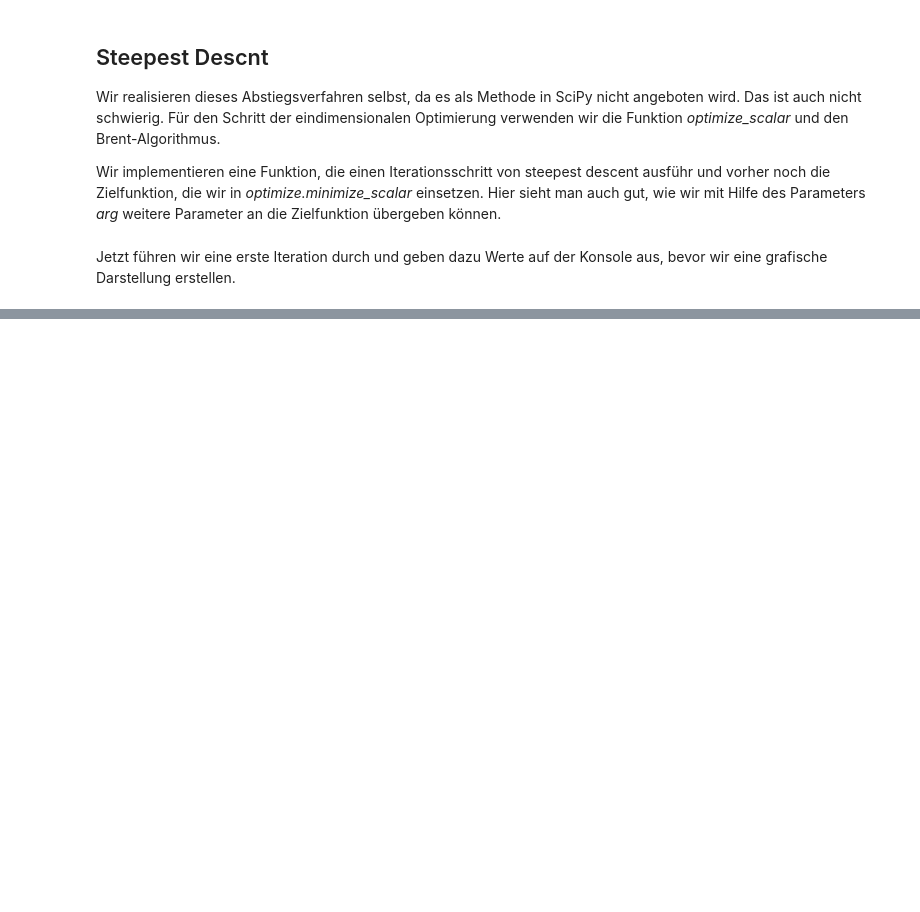
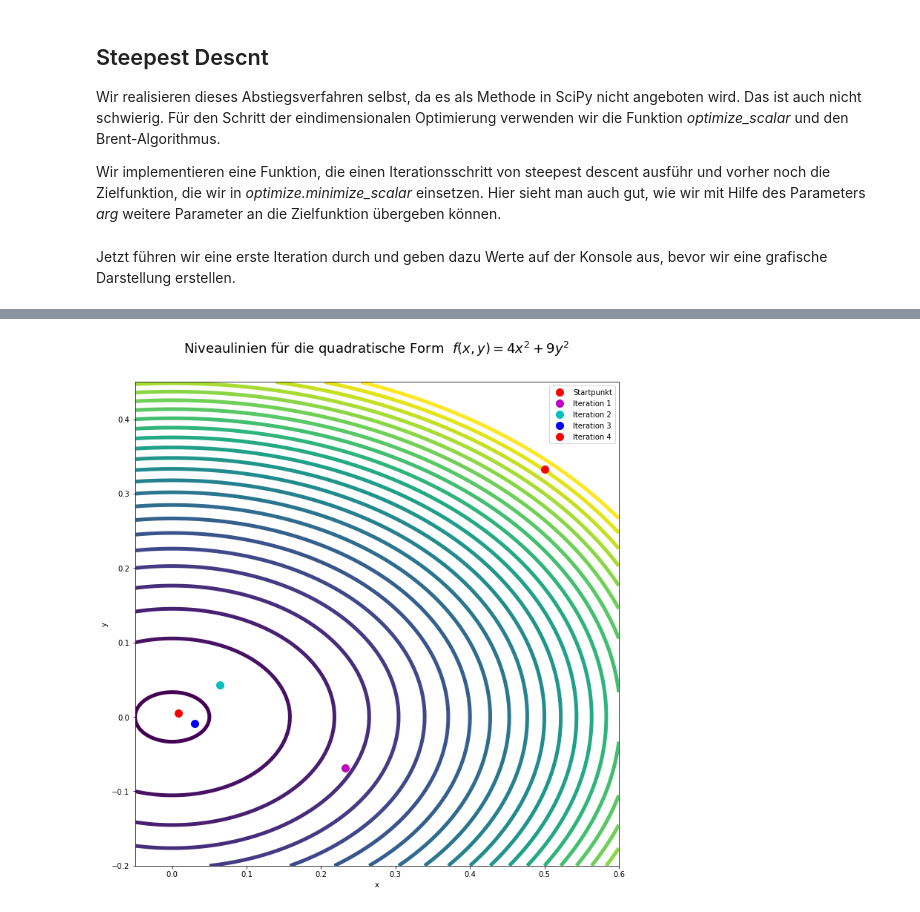
Before and after one commit to MBrill/Jupyter, a Jupyter notebook: Optimierung/steepestDescent.ipynb, the cells around one changed output, grey strips where cells are left out. Saved outputs shown, nothing was run; the diff lists cells and outputs as text; code cells hidden in the pictures; blank space fills up the shorter version.

Commit message:
steepestdescent korrigiert und anfang allgemein

```diff
--- a/Optimierung/steepestDescent.ipynb
+++ b/Optimierung/steepestDescent.ipynb
@@ -73,7 +76,9 @@ def oned_f(t, x, y, dx, dy):
 
 
 def sd_iteration(x0, y0, out=True):
-    """ Eine Iteration von Steepest Descent """
+    """
+    Eine Iteration von Steepest Descent
+    """
     d0x, d0y = gradient(x0, y0)
     d0x = -d0x
     d0y = -d0y
@@ -115,0 +123,18 @@ Funktionswert an diesem Punkt: 0.2577319587628866
+# %%
+# Zweite Iteration
+print('Zweite Iteration')
+x2, y2 = sd_iteration(x1, y1)
+print('Die Näherung nach der zweiten Iteration:', x2, ',', y2)
+print('Funktionswert an diesem Punkt', f(x2, y2))
+
+# Dritte Iteration
+print('\nDritte Iteration')
+x3, y3 = sd_iteration(x2, y2)
+print('Die Näherung nach der dritten Iteration:', x3, ',', y3)
+print('Funktionswert an diesem Punkt', f(x3, y3))
+
+# Vierte Iteration
+print('\nVierte Iteration')
+x4, y4 = sd_iteration(x3, y3)
+print('Die Näherung nach der vierten Iteration:', x4, ',', y4)
+print('Funktionswert an diesem Punkt', f(x4, y4))
@@ -115,0 +153,22 @@ Funktionswert an diesem Punkt: 0.2577319587628866
+# %%
+fig = plt.figure(figsize=(12.0, 12.0))
+ax = fig.add_subplot(111)
+ax.set_aspect('equal')
+cplot = plt.contour(x, y, z,
+                    levels=levels,
+                    linewidths=5,
+                    extent=(xmin, xmax, -ymin, ymax))
+plt.plot(x0, y0, 'ro', markersize=10, label='Startpunkt')
+plt.plot(x1, y1, 'mo', markersize=10, label='Iteration 1')
+plt.plot(x2, y2, 'co', markersize=10, label='Iteration 2')
+plt.plot(x3, y3, 'bo', markersize=10, label='Iteration 3')
+plt.plot(x4, y4, 'ro', markersize=10, label='Iteration 4')
+plt.xlabel('x')
+plt.ylabel('y')
+plt.title('Niveaulinien für die quadratische Form  $f(x, y) = 4 x^2 +  9 y^2$',
+          y=1.05, fontsize=18)
+plt.legend()
+
+plt.show()
+# %% [output]
+[figure, added]
```
Also changed, not shown: parts of 7 cells of this notebook, 1 other file.
